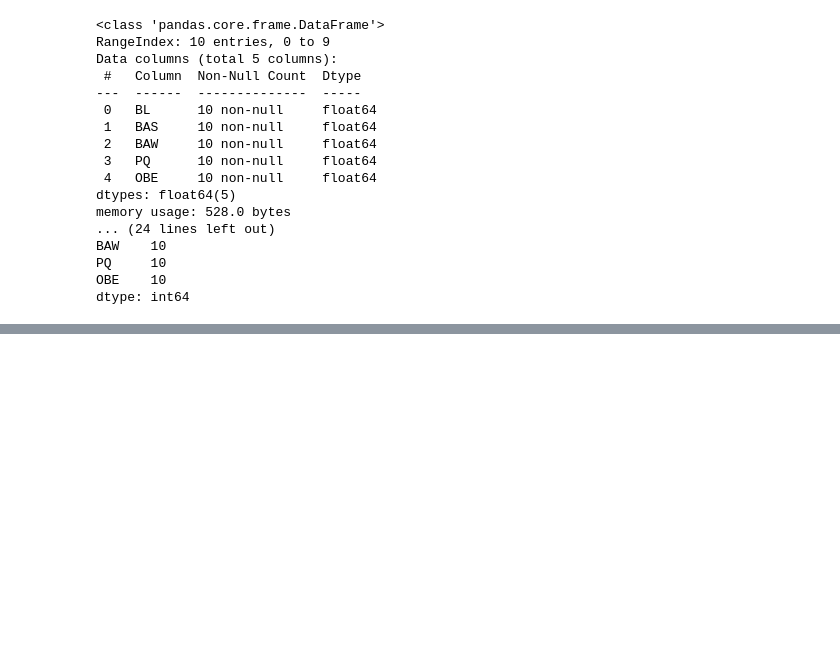
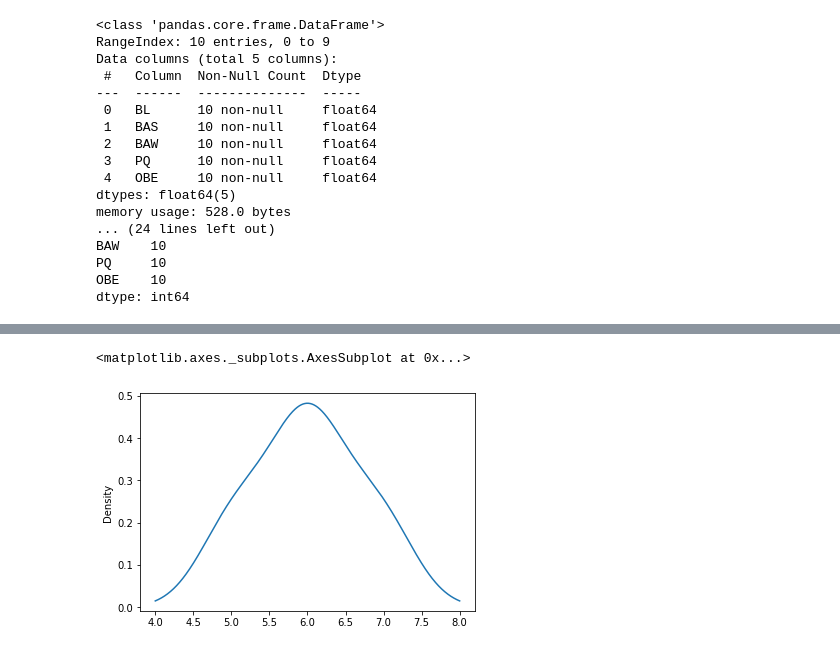
Before and after one commit to annywillow/Data, a Jupyter notebook: Untitled2.ipynb, the cells around one changed output, grey strips where cells are left out. Drawn from its saved outputs; the diff is of its cells as text; code cells hidden in the pictures; blank space fills up the shorter version.

```diff
--- a/Untitled2.ipynb
+++ b/Untitled2.ipynb
@@ -39,0 +136,6 @@ dtype: int64
+# %%
+#Density plot
+df.OBE.plot.kde()
+# %% [output]
+<matplotlib.axes._subplots.AxesSubplot at 0x...>
+[figure, added]
```
Also changed, not shown: parts of 18 cells of this notebook.
